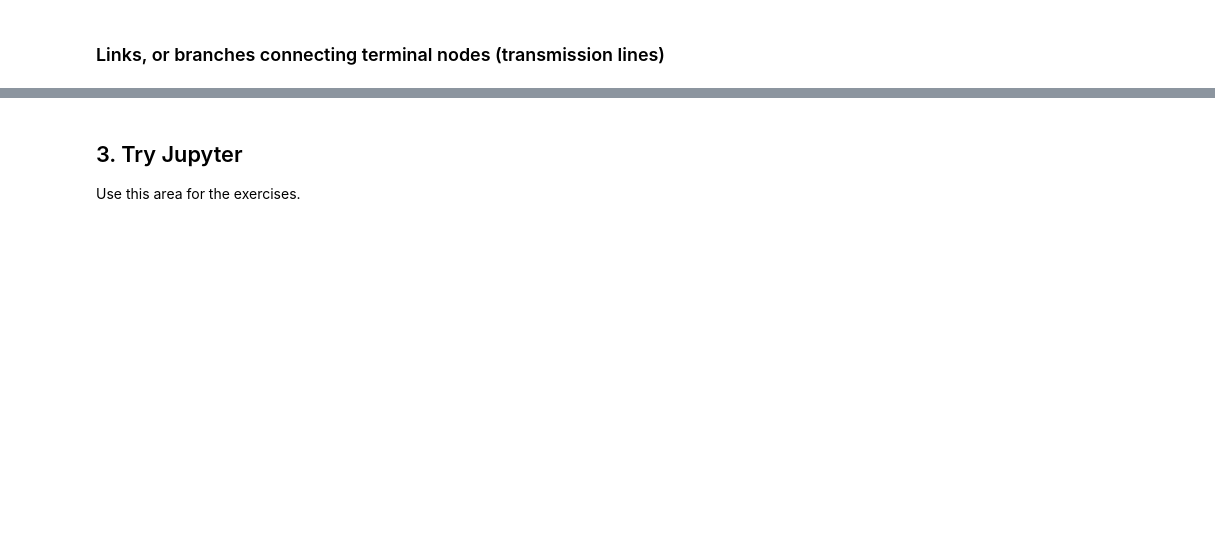
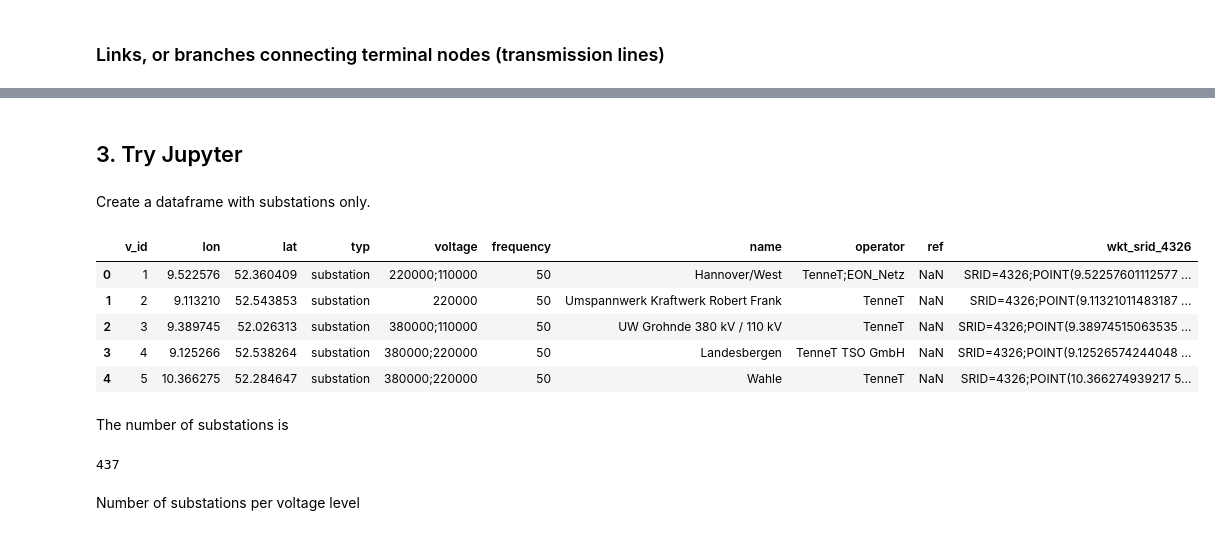
Before and after one commit to smartwiresinc/training, a Jupyter notebook: 02-hey-jupyter/scigrid.ipynb, the cells around one changed output, grey strips where cells are left out. Cells and saved outputs as stored; diff of their text form; code cells hidden in the pictures; blank space fills up the shorter version.

Commit message:
first pass of exercise

```diff
--- a/02-hey-jupyter/scigrid.ipynb
+++ b/02-hey-jupyter/scigrid.ipynb
@@ -25,4 +39,22 @@ branches.head()
 # %% [markdown]
 ## 3. Try Jupyter
-
-Use this area for the exercises.
+# %% [markdown]
+Create a dataframe with substations only.
+# %%
+substations = terminals[terminals["typ"] == "substation"]
+substations.head()
+# %% [output]
+|  | v_id | lon | lat | typ | voltage | frequency | name | operator | ref | wkt_srid_4326 |
+| 0 | 1 | 9.522576 | 52.360409 | substation | 220000;110000 | 50 | Hannover/West | TenneT;EON_Netz | NaN | SRID=4326;POINT(9.52257601112577 ... |
+| 1 | 2 | 9.113210 | 52.543853 | substation | 220000 | 50 | Umspannwerk Kraftwerk Robert Frank | TenneT | NaN | SRID=4326;POINT(9.11321011483187 ... |
+| 2 | 3 | 9.389745 | 52.026313 | substation | 380000;110000 | 50 | UW Grohnde 380 kV / 110 kV | TenneT | NaN | SRID=4326;POINT(9.38974515063535 ... |
+| 3 | 4 | 9.125266 | 52.538264 | substation | 380000;220000 | 50 | Landesbergen | TenneT TSO GmbH | NaN | SRID=4326;POINT(9.12526574244048 ... |
+| 4 | 5 | 10.366275 | 52.284647 | substation | 380000;220000 | 50 | Wahle | TenneT | NaN | SRID=4326;POINT(10.366274939217 5... |
+# %% [markdown]
+The number of substations is
+# %%
+substations.shape[0]
+# %% [output]
+437
+# %% [markdown]
+Number of substations per voltage level
```
Also changed, not shown: parts of 31 cells of this notebook.
